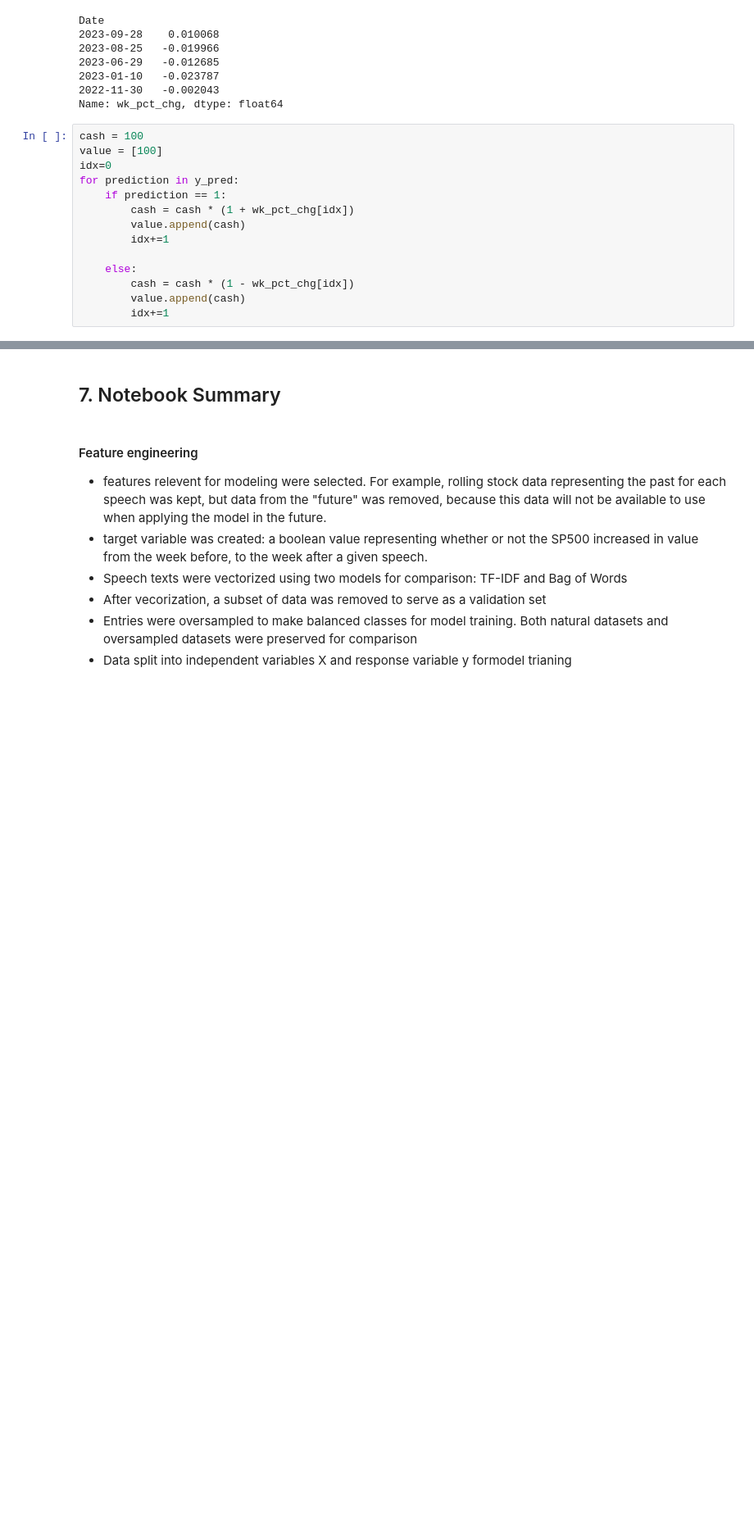
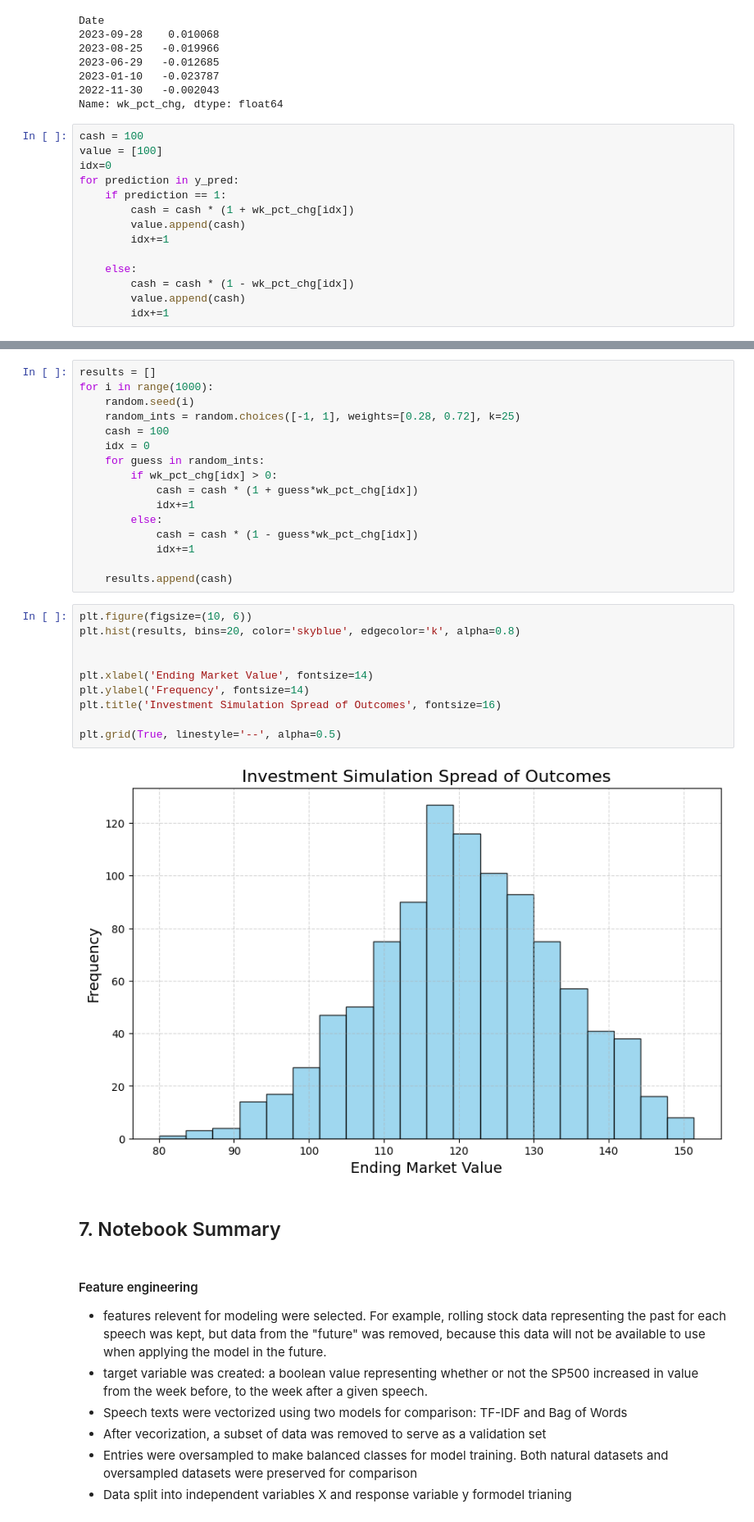
Before and after one commit to jpbaselj/J-Powell-SP500-Influence, a Jupyter notebook: 3_3_processing_modeling.ipynb, the cells around one changed output, grey strips where cells are left out. Shown at 82% size. Saved outputs shown, nothing was run; the diff lists cells and outputs as text; blank space fills up the shorter version.

```diff
--- a/3_3_processing_modeling.ipynb
+++ b/3_3_processing_modeling.ipynb
@@ -779,3 +785,31 @@ plt.show()  # Display the plot
+# %%
+results = []
+for i in range(1000):
+    random.seed(i)
+    random_ints = random.choices([-1, 1], weights=[0.28, 0.72], k=25)
+    cash = 100
+    idx = 0
+    for guess in random_ints:
+        if wk_pct_chg[idx] > 0:
+            cash = cash * (1 + guess*wk_pct_chg[idx])
+            idx+=1
+        else:
+            cash = cash * (1 - guess*wk_pct_chg[idx])
+            idx+=1
+
+    results.append(cash)
+# %%
+plt.figure(figsize=(10, 6))
+plt.hist(results, bins=20, color='skyblue', edgecolor='k', alpha=0.8)
+
+
+plt.xlabel('Ending Market Value', fontsize=14)
+plt.ylabel('Frequency', fontsize=14)
+plt.title('Investment Simulation Spread of Outcomes', fontsize=16)
+
+plt.grid(True, linestyle='--', alpha=0.5)
+# %% [output]
+[figure, added]
 # %% [markdown]
 ## 7. Notebook Summary
 # %% [markdown]
```
Also changed, not shown: parts of 19 cells of this notebook, 3 other files.
